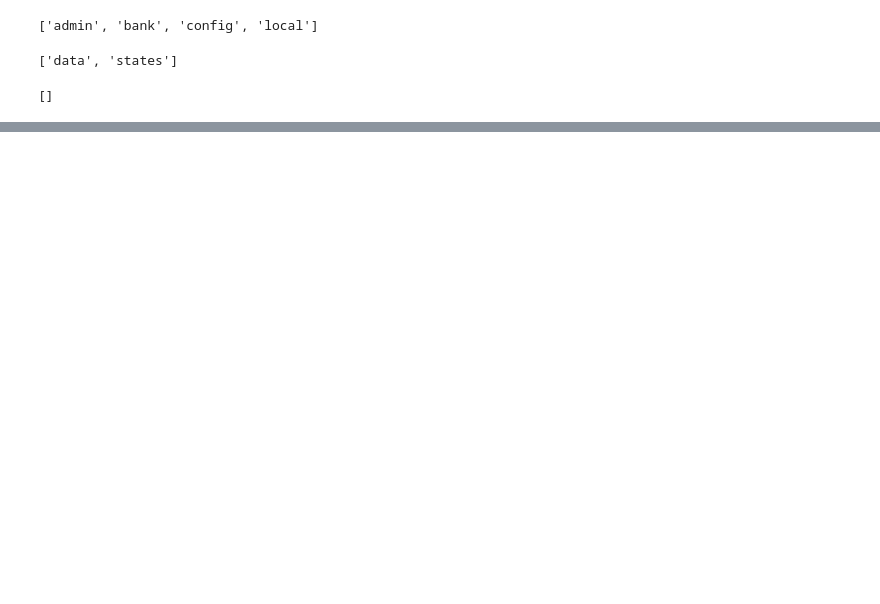
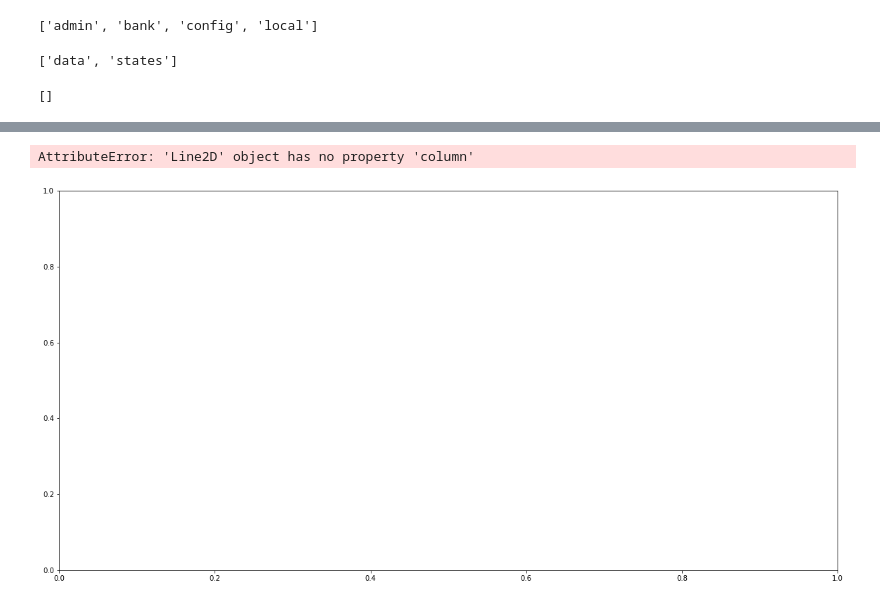
Before and after one commit to Perez-Amanda/Banco_de_Dados-A2, a Jupyter notebook: migrations.ipynb, the cells around one changed output, grey strips where cells are left out. Saved outputs shown, nothing was run; the diff lists cells and outputs as text; code cells hidden in the pictures; blank space fills up the shorter version.

```diff
--- a/migrations.ipynb
+++ b/migrations.ipynb
@@ -66,0 +272,21 @@ for i in range(len(data['features'])):
+# %%
+populacao_por_estado = populacao_por_estado.rename(columns={'regiao': 'name'})
+# %%
+import numpy as np
+estados.head()
+populacao_por_estado['value'] = ''
+#for i in range (0, populacao_por_estado['name'].size):
+#    populacao_por_estado['value'][i] =
+#populacao_por_estado.head()
+np.array(populacao_por_estado['name']).tolist()
+lista = [x.lstrip() for x in np.array(populacao_por_estado['name']).tolist()]
+#for elemento in lista:
+    #print(elemento)
+    #populacao_por_estado.loc[elemento,'value'] = estados[estados['name'] == elemento]['value'].to_numpy()[0]
+    #populacao_por_estado['value'] = estados[estados['name'] == elemento]['value'].to_numpy()[0]
+#print(estados['name'])
+populacao_por_estado['value'].iloc[0]
+    #populacao_por_estado['value'] = estados[estados['name'] == element]['value'][0]
+#estados[estados['name'] == 'Acre']['value'][0]
+populacao_por_estado.loc[0,'name']
+#estados['name']
@@ -66,0 +353,11 @@ for i in range(len(data['features'])):
+# %%
+populacao_por_estado.plot(column = 'populacao',
+                          legend = True,
+                          figsize = (20,10),
+                          cmap = 'magma')
+plt.xticks(())
+plt.yticks(())
+plt.show()
+# %% [output]
+AttributeError: 'Line2D' object has no property 'column'
+[figure, added]
```
Also changed, not shown: parts of 28 cells of this notebook, 5 other files.
